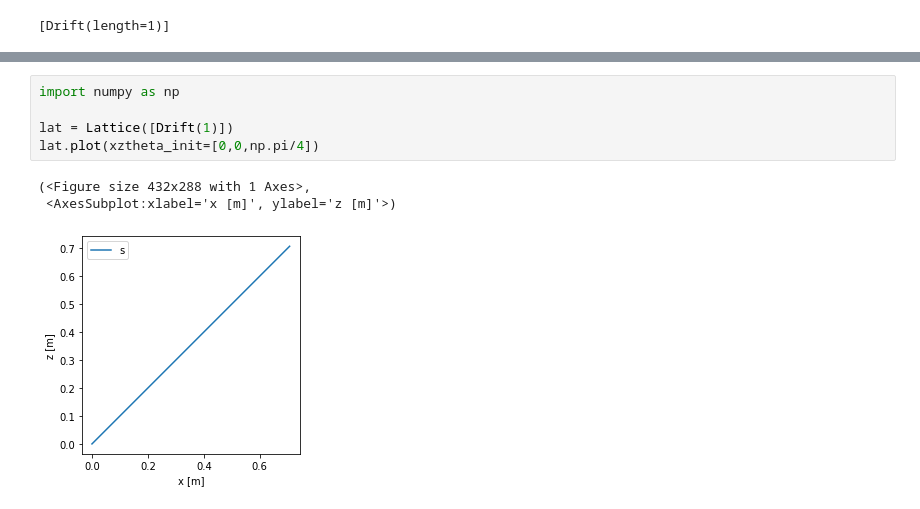
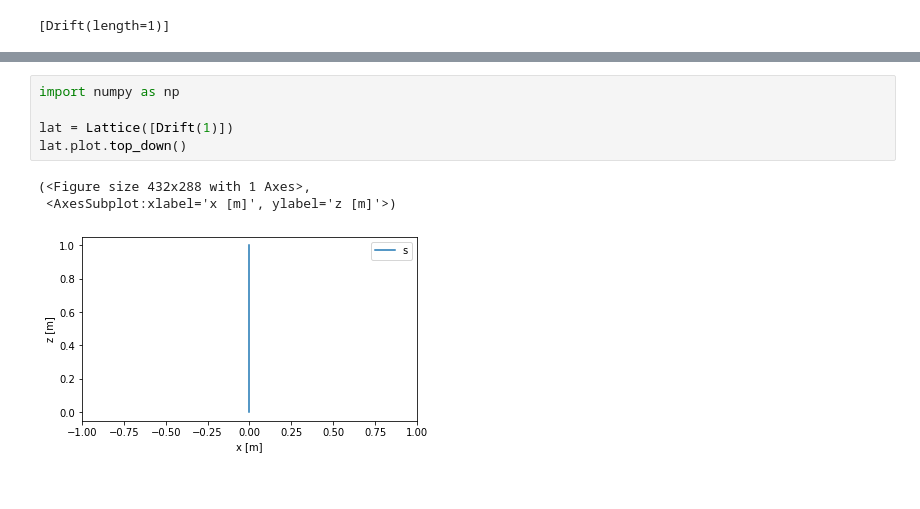
Before and after one commit to loiccoyle/pyaccelerator, a Jupyter notebook: noteboooks/drift.ipynb, the cells around one changed output, grey strips where cells are left out. Saved outputs shown, nothing was run; the diff lists cells and outputs as text.

```diff
--- a/noteboooks/drift.ipynb
+++ b/noteboooks/drift.ipynb
@@ -43,9 +43,9 @@ plt.gca().set_aspect('equal')
 # %%
 import numpy as np
 
 lat = Lattice([Drift(1)])
-lat.plot(xztheta_init=[0,0,np.pi/4])
+lat.plot.top_down()
 # %% [output]
 (<Figure size 432x288 with 1 Axes>,
  <AxesSubplot:xlabel='x [m]', ylabel='z [m]'>)
-[figure, old version]
+[figure, new version]
```
Also changed, not shown: parts of 5 cells of this notebook, 2 other files.
